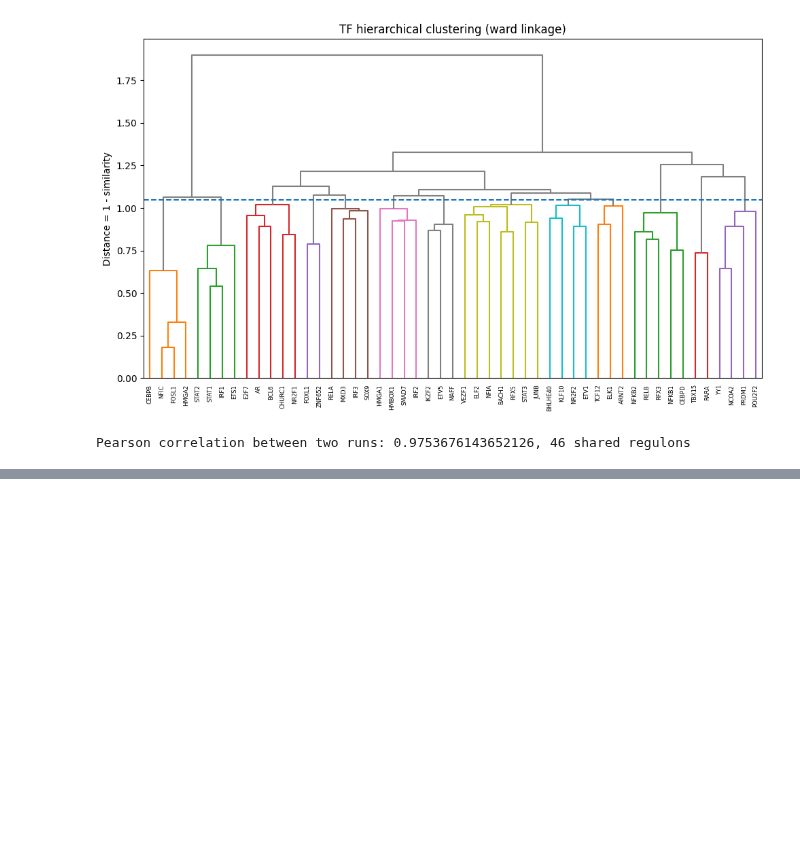
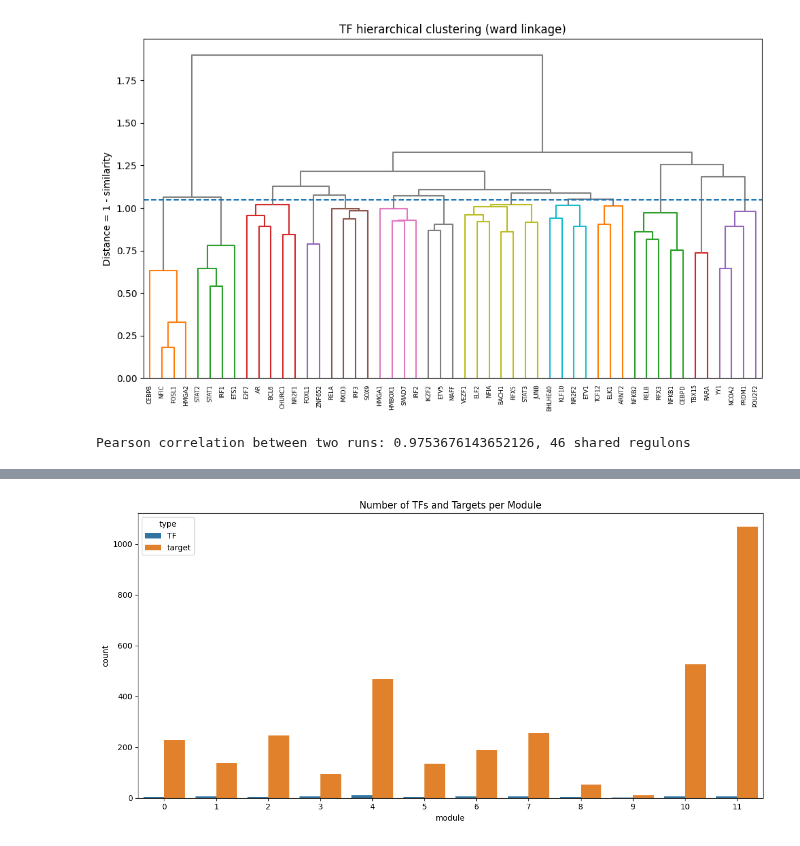
Before and after one commit to azizilab/SHERLOCK, a Jupyter notebook: PerturbVAE/module_caller.ipynb, the cells around one changed output, grey strips where cells are left out. Drawn from its saved outputs; the diff is of its cells as text; code cells hidden in the pictures; blank space fills up the shorter version.

```diff
--- a/PerturbVAE/module_caller.ipynb
+++ b/PerturbVAE/module_caller.ipynb
@@ -355,0 +421,10 @@ Mean number of duplicates: 2.5538020086083213
+# %%
+# Flatten modules dict into a long-form dataframe
+rows = []
+for label, (tfs, targets) in modules.items():
+    for tf in tfs:
+        rows.append({"module": label, "type": "TF", "gene": tf})
+    for target in targets:
+        rows.append({"module": label, "type": "target", "gene": target})
+
+modules_df = pd.DataFrame(rows)
@@ -355,0 +448,11 @@ Mean number of duplicates: 2.5538020086083213
+# %%
+import seaborn as sns
+import matplotlib.pyplot as plt
+
+plt.figure(figsize=(12, 6))
+sns.countplot(data=modules_df, x="module", hue="type")
+plt.title("Number of TFs and Targets per Module")
+plt.tight_layout()
+plt.show()
+# %% [output]
+[figure, added]
```
Also changed, not shown: parts of 13 cells of this notebook.
